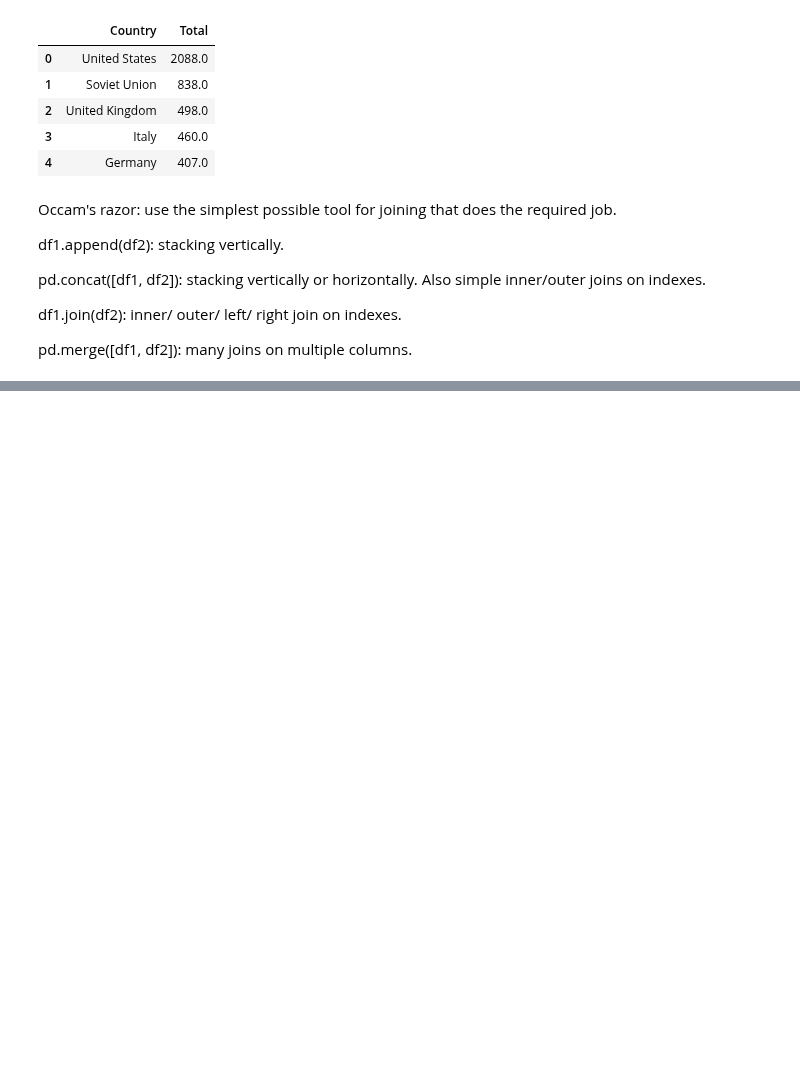
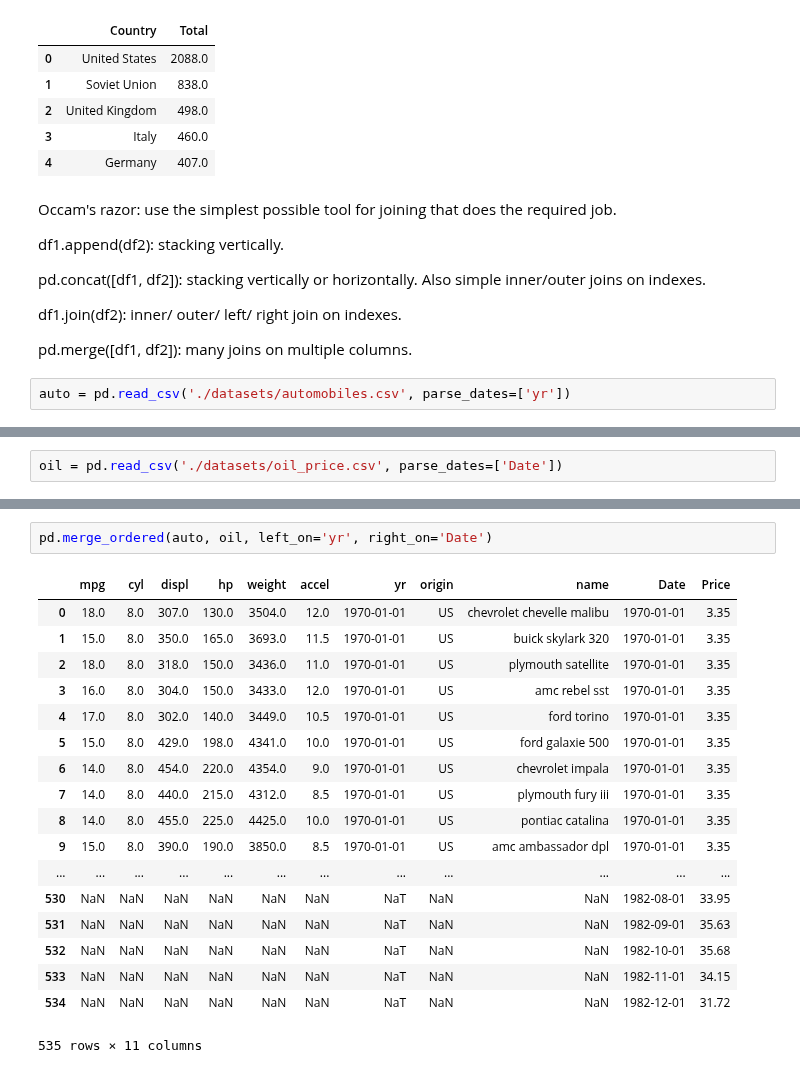
Before and after one commit to sushant2811/pythonAndStatsForDS, a Jupyter notebook: advancedPandas.ipynb, the cells around one changed output, grey strips where cells are left out. Saved outputs shown, nothing was run; the diff lists cells and outputs as text; blank space fills up the shorter version.

```diff
--- a/advancedPandas.ipynb
+++ b/advancedPandas.ipynb
@@ -2692,3 +2692,5 @@ pd.concat([df1, df2]): stacking vertically or horizontally. Also simple inner/ou
 df1.join(df2): inner/ outer/ left/ right join on indexes.
 
 pd.merge([df1, df2]): many joins on multiple columns.
+# %%
+auto = pd.read_csv('./datasets/automobiles.csv', parse_dates=['yr'])
@@ -2694,0 +2728,2 @@ pd.merge([df1, df2]): many joins on multiple columns.
+# %%
+oil = pd.read_csv('./datasets/oil_price.csv', parse_dates=['Date'])
@@ -2694,0 +2754,21 @@ pd.merge([df1, df2]): many joins on multiple columns.
+# %%
+pd.merge_ordered(auto, oil, left_on='yr', right_on='Date')
+# %% [output]
+|  | mpg | cyl | displ | hp | weight | accel | yr | origin | name | Date | Price |
+| 0 | 18.0 | 8.0 | 307.0 | 130.0 | 3504.0 | 12.0 | 1970-01-01 | US | chevrolet chevelle malibu | 1970-01-01 | 3.35 |
+| 1 | 15.0 | 8.0 | 350.0 | 165.0 | 3693.0 | 11.5 | 1970-01-01 | US | buick skylark 320 | 1970-01-01 | 3.35 |
+| 2 | 18.0 | 8.0 | 318.0 | 150.0 | 3436.0 | 11.0 | 1970-01-01 | US | plymouth satellite | 1970-01-01 | 3.35 |
+| 3 | 16.0 | 8.0 | 304.0 | 150.0 | 3433.0 | 12.0 | 1970-01-01 | US | amc rebel sst | 1970-01-01 | 3.35 |
+| 4 | 17.0 | 8.0 | 302.0 | 140.0 | 3449.0 | 10.5 | 1970-01-01 | US | ford torino | 1970-01-01 | 3.35 |
+| 5 | 15.0 | 8.0 | 429.0 | 198.0 | 4341.0 | 10.0 | 1970-01-01 | US | ford galaxie 500 | 1970-01-01 | 3.35 |
+| 6 | 14.0 | 8.0 | 454.0 | 220.0 | 4354.0 | 9.0 | 1970-01-01 | US | chevrolet impala | 1970-01-01 | 3.35 |
+| 7 | 14.0 | 8.0 | 440.0 | 215.0 | 4312.0 | 8.5 | 1970-01-01 | US | plymouth fury iii | 1970-01-01 | 3.35 |
+| 8 | 14.0 | 8.0 | 455.0 | 225.0 | 4425.0 | 10.0 | 1970-01-01 | US | pontiac catalina | 1970-01-01 | 3.35 |
+| 9 | 15.0 | 8.0 | 390.0 | 190.0 | 3850.0 | 8.5 | 1970-01-01 | US | amc ambassador dpl | 1970-01-01 | 3.35 |
+| ... | ... | ... | ... | ... | ... | ... | ... | ... | ... | ... | ... |
+| 530 | NaN | NaN | NaN | NaN | NaN | NaN | NaT | NaN | NaN | 1982-08-01 | 33.95 |
+| 531 | NaN | NaN | NaN | NaN | NaN | NaN | NaT | NaN | NaN | 1982-09-01 | 35.63 |
+| 532 | NaN | NaN | NaN | NaN | NaN | NaN | NaT | NaN | NaN | 1982-10-01 | 35.68 |
+| 533 | NaN | NaN | NaN | NaN | NaN | NaN | NaT | NaN | NaN | 1982-11-01 | 34.15 |
+| 534 | NaN | NaN | NaN | NaN | NaN | NaN | NaT | NaN | NaN | 1982-12-01 | 31.72 |
+535 rows × 11 columns
```
Also changed, not shown: parts of 10 cells of this notebook.
